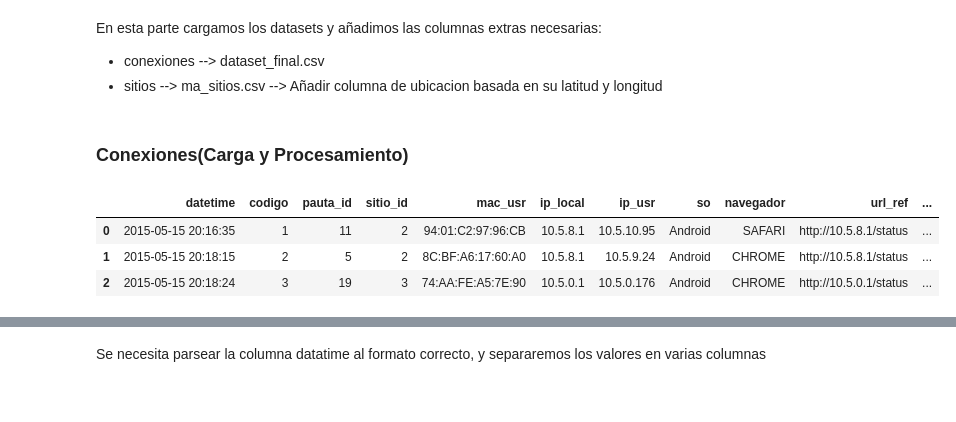
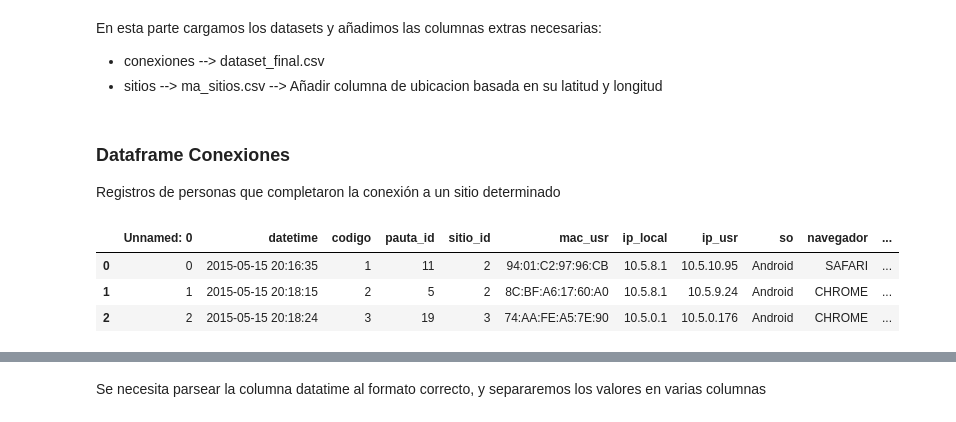
Before and after one commit to jlmasson/exploratorios_RF, a Jupyter notebook: VisualizacionesFinal.ipynb, the cells around one changed output, grey strips where cells are left out. Cells and saved outputs as stored; diff of their text form; code cells hidden in the pictures.

```diff
--- a/VisualizacionesFinal.ipynb
+++ b/VisualizacionesFinal.ipynb
@@ -12,13 +12,14 @@ import matplotlib.pyplot as plt
 En esta parte cargamos los datasets y añadimos las columnas extras necesarias:
   - conexiones --> dataset_final.csv
   - sitios --> ma_sitios.csv  --> Añadir columna de ubicacion basada en su latitud y longitud
-# %% [markdown]
-###    Conexiones(Carga y Procesamiento)
+# %% [markdown]
+###    Dataframe Conexiones
+Registros de personas que completaron la conexión a un sitio determinado
 # %%
-conexiones = pd.DataFrame.from_csv("dataset_final.csv", sep = ",")
+conexiones = pd.read_csv("dataset_final.csv", sep = ",")
 conexiones.head(3)
 # %% [output]
-|  | datetime | codigo | pauta_id | sitio_id | mac_usr | ip_local | ip_usr | so | navegador | url_ref | ... |
-| 0 | 2015-05-15 20:16:35 | 1 | 11 | 2 | 94:01:C2:97:96:CB | 10.5.8.1 | 10.5.10.95 | Android | SAFARI | http://10.5.8.1/status | ... |
-| 1 | 2015-05-15 20:18:15 | 2 | 5 | 2 | 8C:BF:A6:17:60:A0 | 10.5.8.1 | 10.5.9.24 | Android | CHROME | http://10.5.8.1/status | ... |
-| 2 | 2015-05-15 20:18:24 | 3 | 19 | 3 | 74:AA:FE:A5:7E:90 | 10.5.0.1 | 10.5.0.176 | Android | CHROME | http://10.5.0.1/status | ... |
+|  | Unnamed: 0 | datetime | codigo | pauta_id | sitio_id | mac_usr | ip_local | ip_usr | so | navegador | ... |
+| 0 | 0 | 2015-05-15 20:16:35 | 1 | 11 | 2 | 94:01:C2:97:96:CB | 10.5.8.1 | 10.5.10.95 | Android | SAFARI | ... |
+| 1 | 1 | 2015-05-15 20:18:15 | 2 | 5 | 2 | 8C:BF:A6:17:60:A0 | 10.5.8.1 | 10.5.9.24 | Android | CHROME | ... |
+| 2 | 2 | 2015-05-15 20:18:24 | 3 | 19 | 3 | 74:AA:FE:A5:7E:90 | 10.5.0.1 | 10.5.0.176 | Android | CHROME | ... |
```
Also changed, not shown: parts of 27 cells of this notebook, 2 other files.
